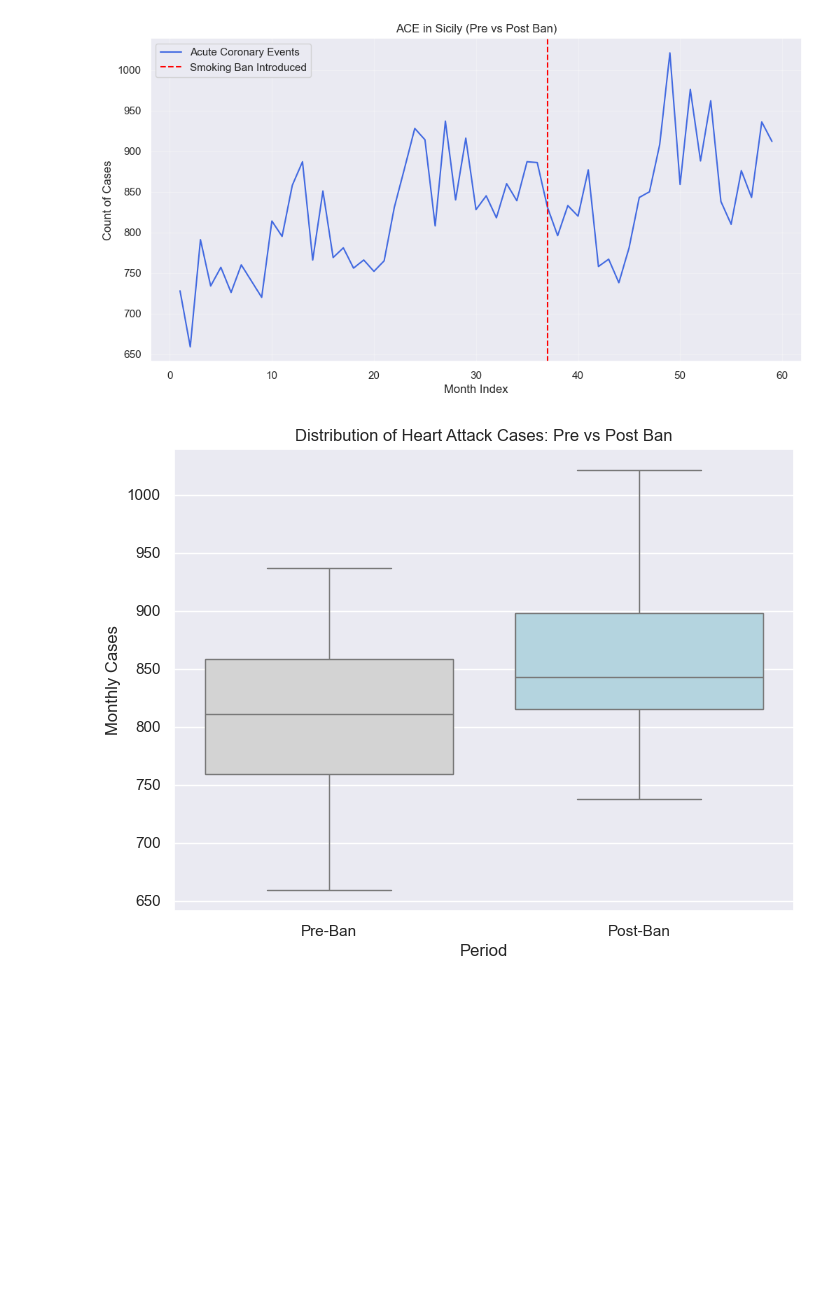
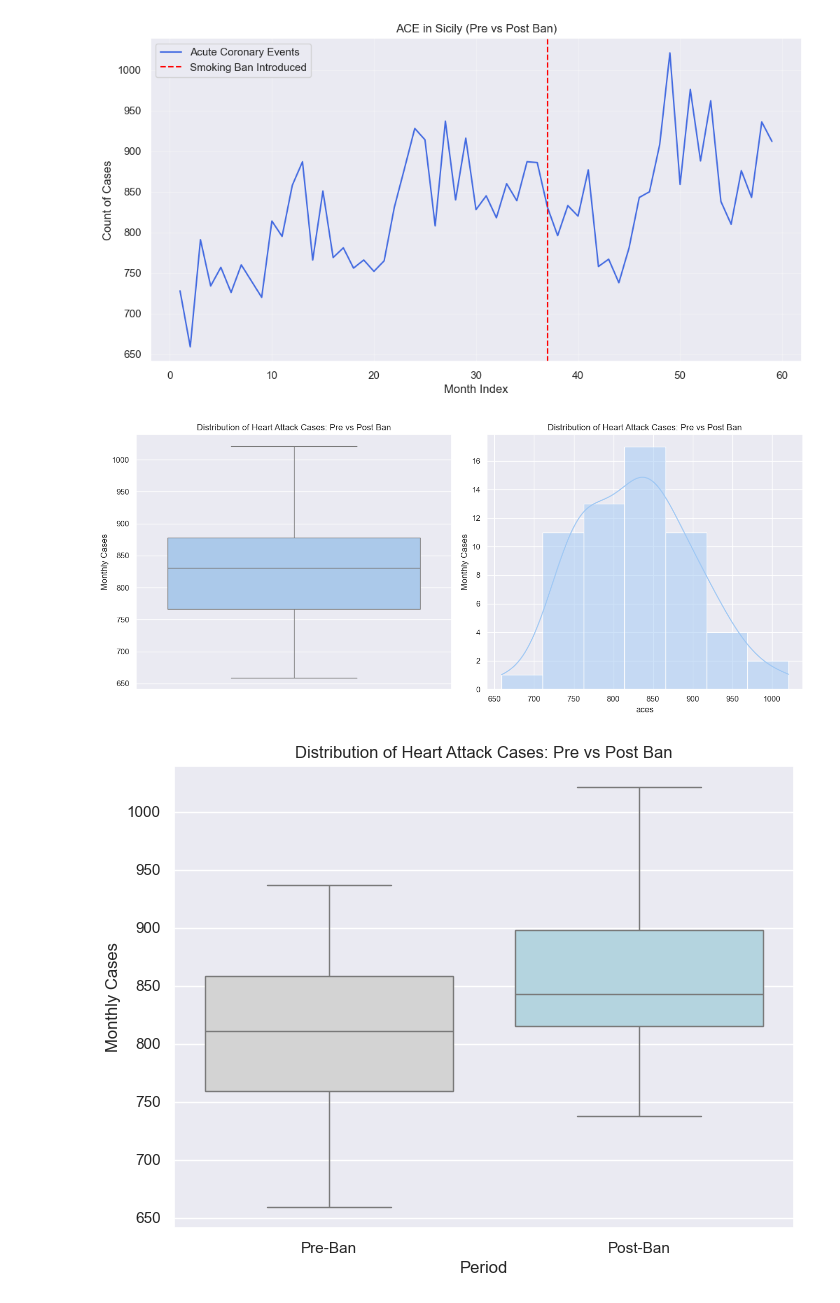
Before and after one commit to ori112/sicily_smoking_ban_ITS, a Jupyter notebook: project.ipynb, the cells around one changed output. Drawn from its saved outputs; the diff is of its cells as text; code cells hidden in the pictures; blank space fills up the shorter version.

```diff
--- a/project.ipynb
+++ b/project.ipynb
@@ -64,6 +64,23 @@ plt.grid(True, alpha=0.3)
 plt.show()
 # %% [output]
 [figure]
+# %%
+# visualizing ACE pre and post ban distributions
+plt.figure(figsize=(14,6))
+
+plt.subplot(1,2,1)
+sns.boxplot(data=df, y='aces')
+plt.title('Distribution of Heart Attack Cases: Pre vs Post Ban')
+plt.ylabel('Monthly Cases')
+plt.tight_layout()
+
+plt.subplot(1,2,2)
+sns.histplot(data=df, x='aces', kde=True)
+plt.title('Distribution of Heart Attack Cases: Pre vs Post Ban')
+plt.ylabel('Monthly Cases')
+plt.tight_layout()
+# %% [output]
+[figure, added]
 # %%
 # visualizing ACE pre and post ban distributions
 plt.figure(figsize=(8, 6))
```
